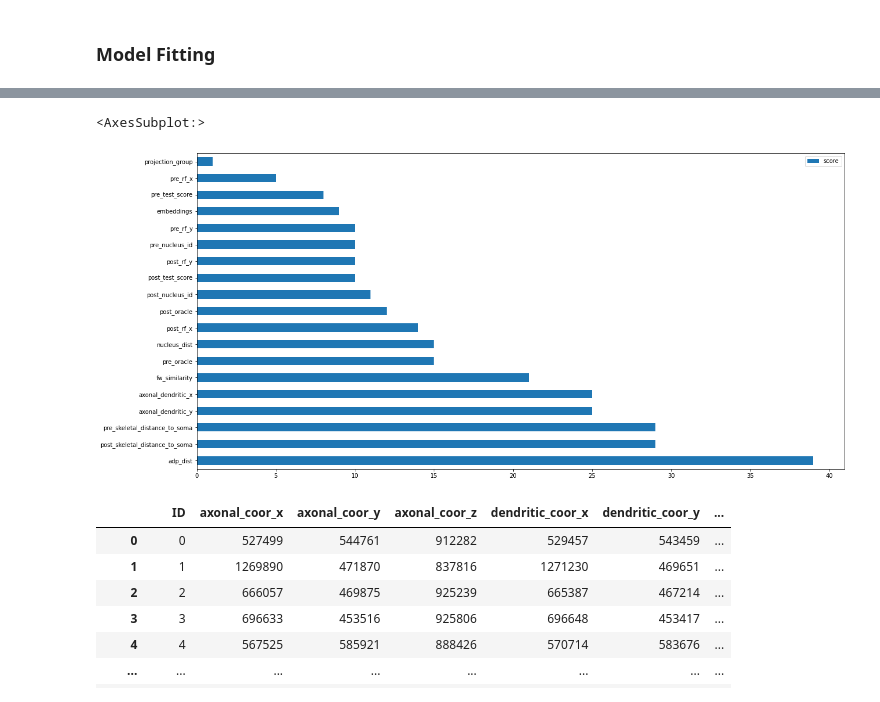
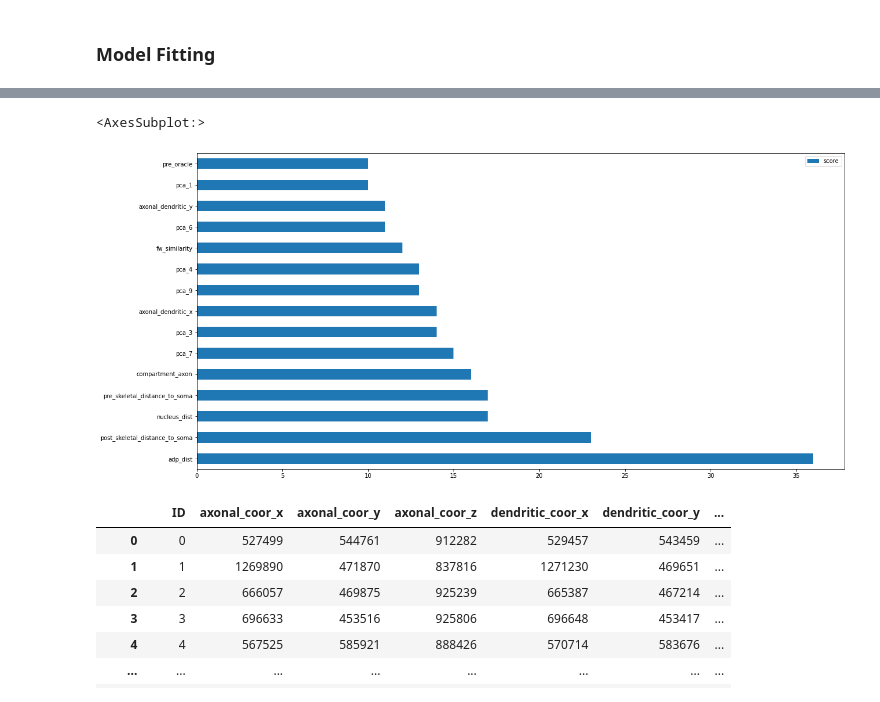
Before and after one commit to ScripterKSG/Neuro_Competition, a Jupyter notebook: Neuro Competition.ipynb, the cells around one changed output, grey strips where cells are left out. Drawn from its saved outputs; the diff is of its cells as text; code cells hidden in the pictures.

```diff
--- a/Neuro Competition.ipynb
+++ b/Neuro Competition.ipynb
@@ -252,7 +347,8 @@ def feat_engineering(data):
 # %%
 y = df['connected']
-X = df.drop(columns = ['ID', 'connected', 'compartment'])
+X = df.drop(columns = ['ID', 'connected'])
 X = feat_engineering(X)
+X = dim_reduction(X)
 # %%
 X.dtypes
 # %% [output]
@@ -301,16 +412,11 @@ print(X['fw_similarity'].head(20))
 Name: fw_similarity, dtype: float64
 # %%
 from imblearn.over_sampling import RandomOverSampler
-from sklearn.model_selection import train_test_split
 
 ros = RandomOverSampler(random_state=42)
 X, y = ros.fit_resample(
     X, y
 )
-
-X_train, X_test, y_train, y_test = train_test_split(X, y, test_size=0.2, random_state=42)
-
-X_train, X_val, y_train, y_val = train_test_split(X_train, y_train, test_size=0.25, random_state=42)
 # %% [markdown]
 ### Model Fitting
 # %%
@@ -350,0 +457,21 @@ best_model_saved
+# %%
+from sklearn.naive_bayes import GaussianNB
+
+loss_scoresNB = list()
+
+for train_ix, valid_ix in skf.split(X, y):
+    X_train, X_valid = X.iloc[train_ix], X.iloc[valid_ix]
+    y_train, y_valid = y.iloc[train_ix], y.iloc[valid_ix]
+
+    modelNB = GaussianNB()
+    modelNB.fit(X_train, np.ravel(y_train))
+    yhat = modelNB.predict(X_valid)
+
+    loss = log_loss(yhat, y_valid)
+    if loss < best_loss:
+        best_model = modelNB
+        best_loss = loss
+        print('best_model_saved')
+    loss_scoresNB.append(loss)
+
+loss_scoresNB
@@ -387,13 +533,13 @@ from xgboost import XGBClassifier
 loss_scoresXGB = list()
 
 i = 0
-learning_rates = (.1, .2, .3, .4, .5)
+learning_rates = (.001, .01, .1, .2, .3)
 
 for train_ix, valid_ix in skf.split(X, y):
     X_train, X_valid = X.iloc[train_ix], X.iloc[valid_ix]
     y_train, y_valid = y.iloc[train_ix], y.iloc[valid_ix]
 
-    modelXGB = XGBClassifier(max_depth = 2, random_state = 42, eta = learning_rates[i])
+    modelXGB = XGBClassifier(max_depth = 2, random_state = 42, eta = learning_rates[i], verbosity=0)
     modelXGB.fit(X_train, np.ravel(y_train))
     yhat = modelXGB.predict(X_valid)
 
@@ -420,13 +561,13 @@ loss_scoresXGB
 # %%
 feature_important = modelXGB.get_booster().get_score(importance_type='weight')
 keys = list(feature_important.keys())
 values = list(feature_important.values())
 
 data = pd.DataFrame(data=values, index=keys, columns=["score"]).sort_values(by = "score", ascending=False)
-data.nlargest(40, columns="score").plot(kind='barh', figsize = (20,10)) ## plot top 40 features
+data.nlargest(15, columns="score").plot(kind='barh', figsize = (20,10)) ## plot top 15 features
 # %% [output]
 <AxesSubplot:>
-[figure, old version]
+[figure, new version]
 # %%
 leader = pd.read_csv('leaderboard_data.csv')
 leader
```
Also changed, not shown: parts of 24 cells of this notebook.
